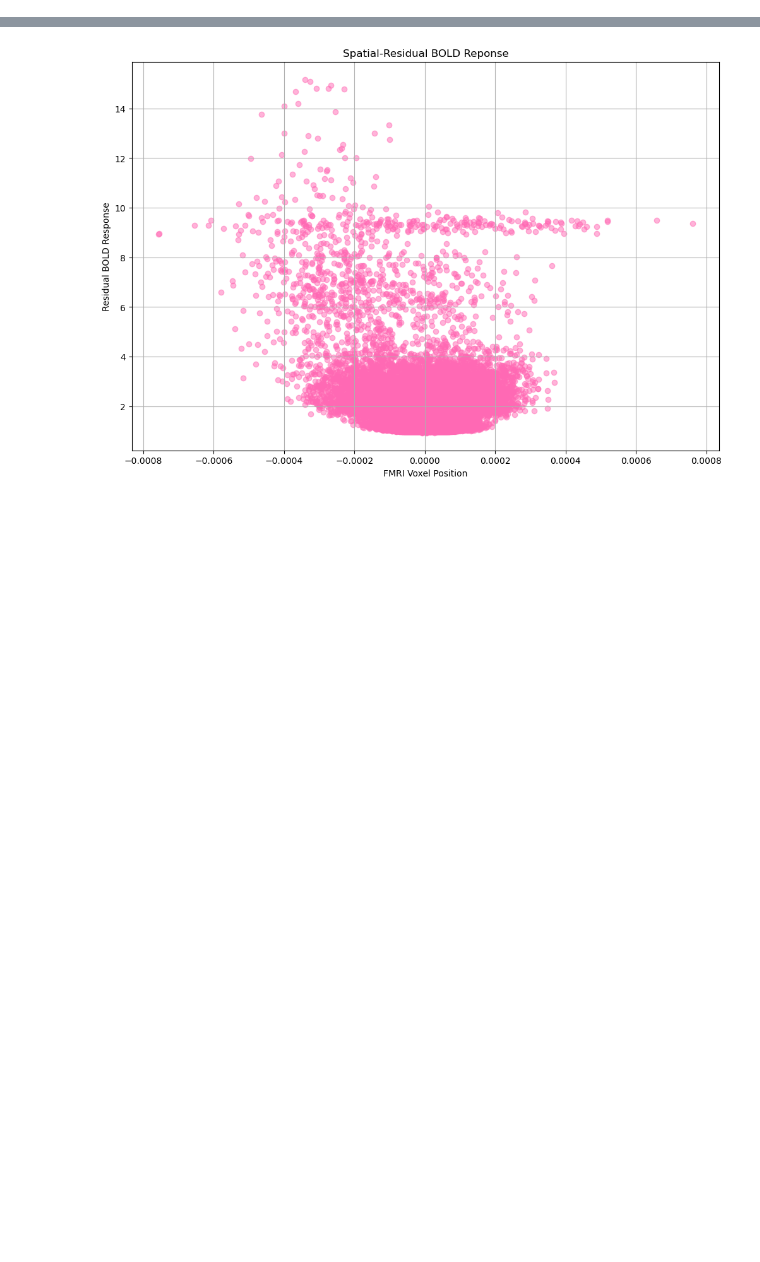
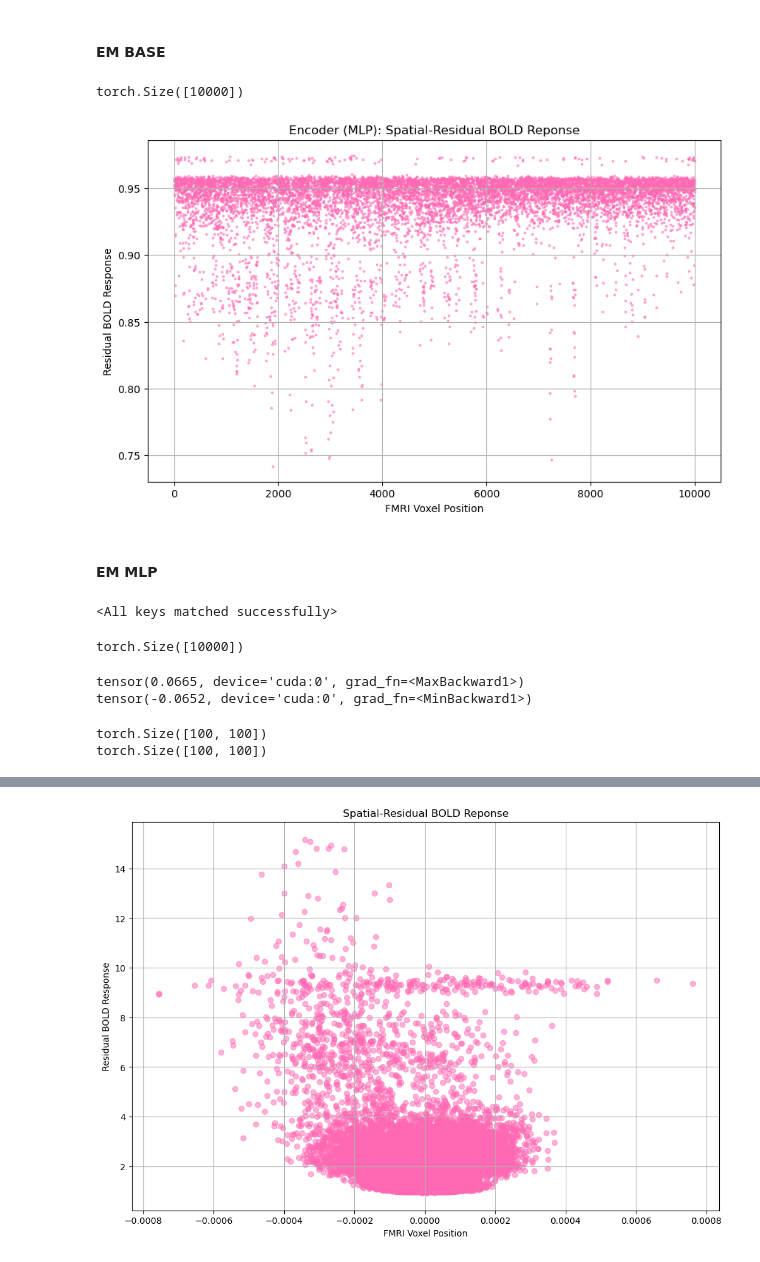
Before and after one commit to pranavchitale/Thought2Text, a Jupyter notebook: semantic-decoding/decoding/eval_encoders_test.ipynb, the cells around one changed output, grey strips where cells are left out. Saved outputs shown, nothing was run; the diff lists cells and outputs as text; code cells hidden in the pictures; blank space fills up the shorter version.

```diff
--- a/semantic-decoding/decoding/eval_encoders_test.ipynb
+++ b/semantic-decoding/decoding/eval_encoders_test.ipynb
@@ -40,9 +40,11 @@ gpt = GPT(path = os.path.join(config.DATA_LM_DIR, args.gpt, "model"), vocab = gp
 features = LMFeatures(model = gpt, layer = config.GPT_LAYER, context_words = config.GPT_WORDS)
 # %%
 # Prepare stimulus + response data
-em_cp = np.load("semantic-decoding/models/S1/encoding_model_perceived.npz")
+em_cp = np.load("../models/S1/encoding_model_perceived.npz")
 rstim, tr_stats, word_stats = get_stim(stories, features)
 rresp = get_resp(args.subject, stories, stack = True)[:, em_cp["voxels"]]
 train_dataset = FMRIDataset(rstim, rresp)
 train_loader = torch.utils.data.DataLoader(train_dataset, batch_size=64, shuffle=False)
+# %% [markdown]
+#### EM BASE
 # %%
@@ -62,23 +58,26 @@ if args.model == "EM_BASE":
+# %%
+res = torch.mean(res, dim=0)
+# %% [output]
+torch.Size([10000])
+# %%
+plt.figure(figsize=(10, 6))
+plt.scatter(np.arange(len(res)), res.cpu().numpy(), s=3, alpha=0.5, color="hotpink")
+plt.xlabel("FMRI Voxel Position")
+plt.ylabel("Residual BOLD Response")
+plt.title("Encoder (MLP): Spatial-Residual BOLD Reponse")
+plt.grid(True)
+plt.show()
+# %% [output]
+[figure, added]
+# %% [markdown]
+#### EM MLP
 # %%
-if args.model == "EM_MLP":
-    model = MLP(3072, config.VOXELS).to(DEVICE)
+model = MLP(3072, config.VOXELS).to(DEVICE)
 
-    # Load weights
-    model_state_dict = torch.load(args.load_path, map_location=DEVICE)
-    if "module." in list(model_state_dict.keys())[0]:
-        model_state_dict = {k.replace("module.", ""): v for k, v in model_state_dict.items()}
-    model.load_state_dict(model_state_dict)
-
-    residuals = []
-    model.eval()
-    for idx, batch in enumerate(train_loader):
-        rstim, rresp = batch[0].to(DEVICE), batch[1].to(DEVICE)
-        presp = model(rstim)
-
-        # calculate error
-        res = torch.square(presp - rresp)
-        res = torch.mean(res, dim=1)
-        residuals.append(res)
-
-    mse = torch.mean(torch.cat(residuals))
-    print("Overall MSE (voxel-wise):", mse.item())
+# Load weights
+model_state_dict = torch.load(args.load_path, map_location=DEVICE)
+if "module." in list(model_state_dict.keys())[0]:
+    model_state_dict = {k.replace("module.", ""): v for k, v in model_state_dict.items()}
+model.load_state_dict(model_state_dict)
+# %% [output]
+<All keys matched successfully>
@@ -85,4 +93,23 @@ if args.model == "EM_MLP":
 # %%
-avg_presp = torch.mean(presp, dim=0)
-avg_rresp = torch.mean(rresp, dim=0)
-avg_res = torch.mean(res, dim=0)
+presps = torch.cat(presps)
+avg_presp = torch.mean(presps, dim=0)
+residuals = torch.cat(residuals)
+avg_res = torch.mean(residuals, dim=0)
+print(avg_presp.shape)
+print(avg_res.shape)
+# %% [output]
+torch.Size([10000])
+# %%
+print(torch.max(avg_presp))
+print(torch.min(avg_presp))
+# %% [output]
+tensor(0.0665, device='cuda:0', grad_fn=<MaxBackward1>)
+tensor(-0.0652, device='cuda:0', grad_fn=<MinBackward1>)
+# %%
+presp_matrix = avg_presp.reshape(100, 100)
+print(presp_matrix.shape)
+res_matrix = avg_res.reshape(100, 100)
+print(res_matrix.shape)
+# %% [output]
+torch.Size([100, 100])
+torch.Size([100, 100])
```
Also changed, not shown: parts of 5 cells of this notebook, 4 other files.
